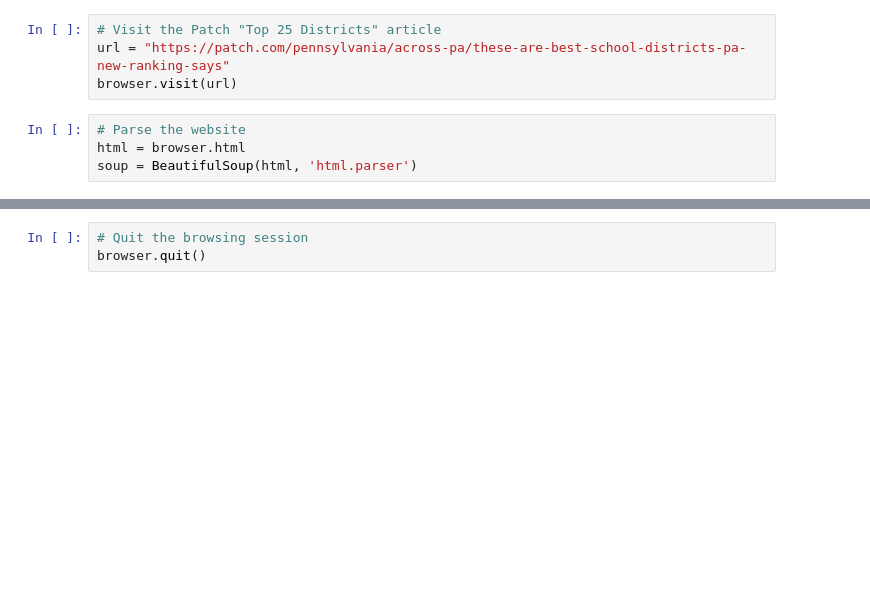
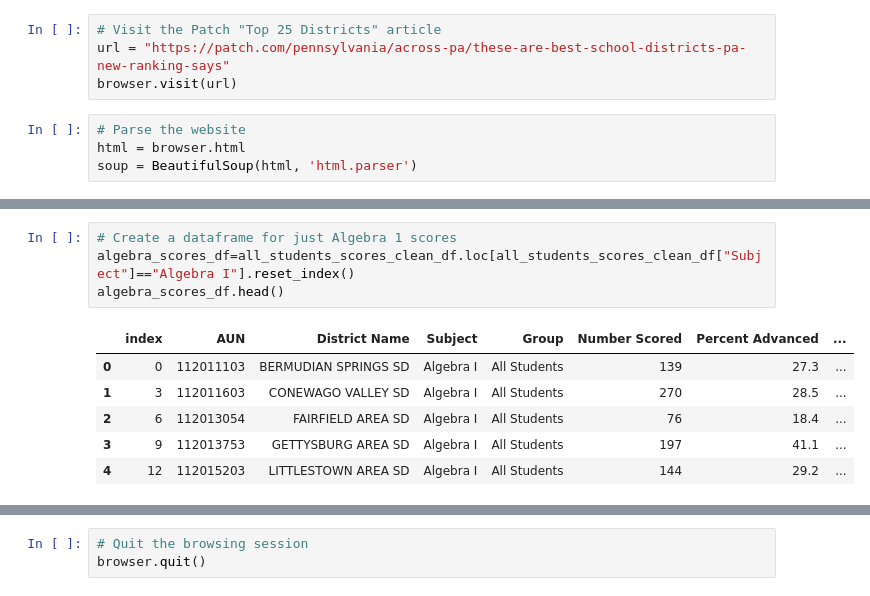
Before and after one commit to 4a6166/UPenn-Data---Project-3, a Jupyter notebook: katy.ipynb, the cells around one changed output, grey strips where cells are left out. Drawn from its saved outputs; the diff is of its cells as text; blank space fills up the shorter version.

```diff
--- a/katy.ipynb
+++ b/katy.ipynb
@@ -94,0 +124,11 @@ scores_df
+# %%
+# Create a dataframe for just Algebra 1 scores
+algebra_scores_df=all_students_scores_clean_df.loc[all_students_scores_clean_df["Subject"]=="Algebra I"].reset_index()
+algebra_scores_df.head()
+# %% [output]
+|  | index | AUN | District Name | Subject | Group | Number Scored | Percent Advanced | ... |
+| 0 | 0 | 112011103 | BERMUDIAN SPRINGS SD | Algebra I | All Students | 139 | 27.3 | ... |
+| 1 | 3 | 112011603 | CONEWAGO VALLEY SD | Algebra I | All Students | 270 | 28.5 | ... |
+| 2 | 6 | 112013054 | FAIRFIELD AREA SD | Algebra I | All Students | 76 | 18.4 | ... |
+| 3 | 9 | 112013753 | GETTYSBURG AREA SD | Algebra I | All Students | 197 | 41.1 | ... |
+| 4 | 12 | 112015203 | LITTLESTOWN AREA SD | Algebra I | All Students | 144 | 29.2 | ... |
```
Also changed, not shown: parts of 10 cells of this notebook, 1 other file.
